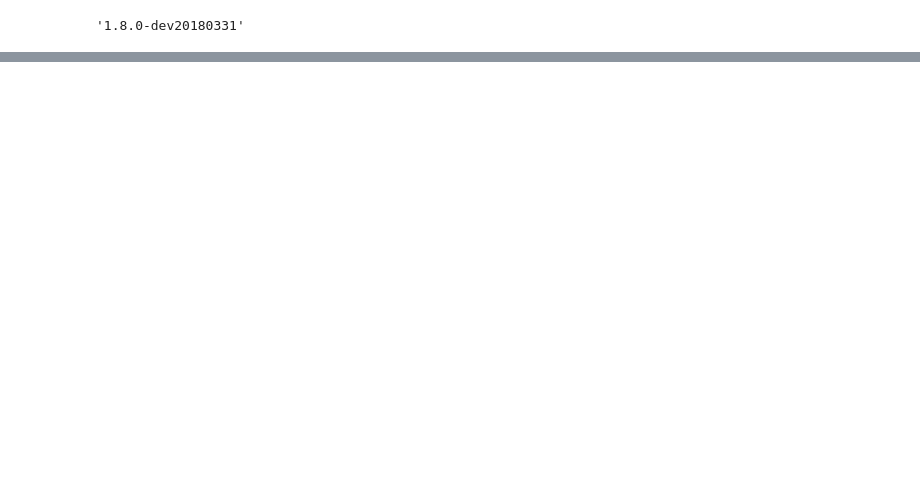
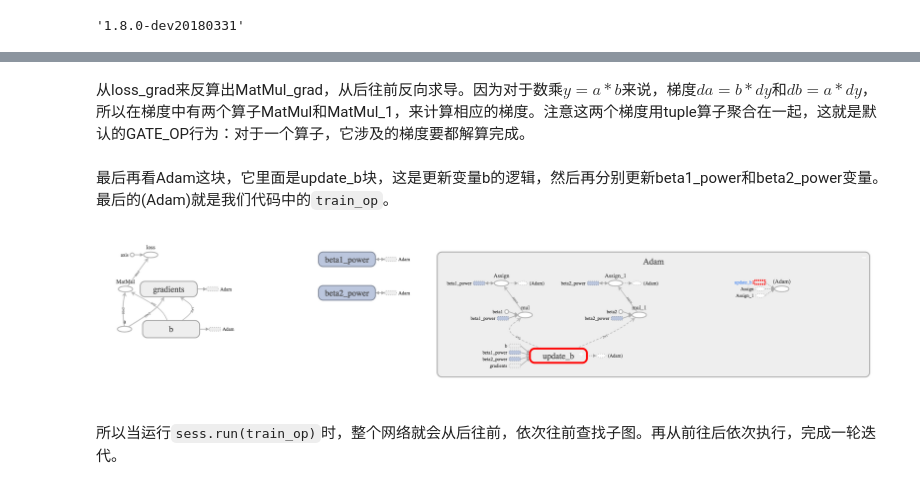
Before and after one commit to facaiy/book_notes, a Jupyter notebook: tensorflow_code/optimizer/note.ipynb, the cells around one changed output, grey strips where cells are left out. Saved outputs shown, nothing was run; the diff lists cells and outputs as text; code cells hidden in the pictures; blank space fills up the shorter version.

```diff
--- a/tensorflow_code/optimizer/note.ipynb
+++ b/tensorflow_code/optimizer/note.ipynb
@@ -60,0 +105,10 @@ with tf.Graph().as_default():
+# %% [markdown]
+从loss_grad来反算出MatMul_grad，从后往前反向求导。因为对于数乘$y = a * b$来说，梯度$da = b * dy$和$db = a * dy$，所以在梯度中有两个算子MatMul和MatMul_1，来计算相应的梯度。注意这两个梯度用tuple算子聚合在一起，这就是默认的GATE_OP行为：对于一个算子，它涉及的梯度要都解算完成。
+# %% [markdown]
+最后再看Adam这块，它里面是update_b块，这是更新变量b的逻辑，然后再分别更新beta1_power和beta2_power变量。最后的(Adam)就是我们代码中的`train_op`。
+# %%
+Image('./res/tensorboard/update.png')
+# %% [output]
+[figure, added]
+# %% [markdown]
+所以当运行`sess.run(train_op)`时，整个网络就会从后往前，依次往前查找子图。再从前往后依次执行，完成一轮迭代。
```
Also changed, not shown: parts of 9 cells of this notebook, 4 other files.
